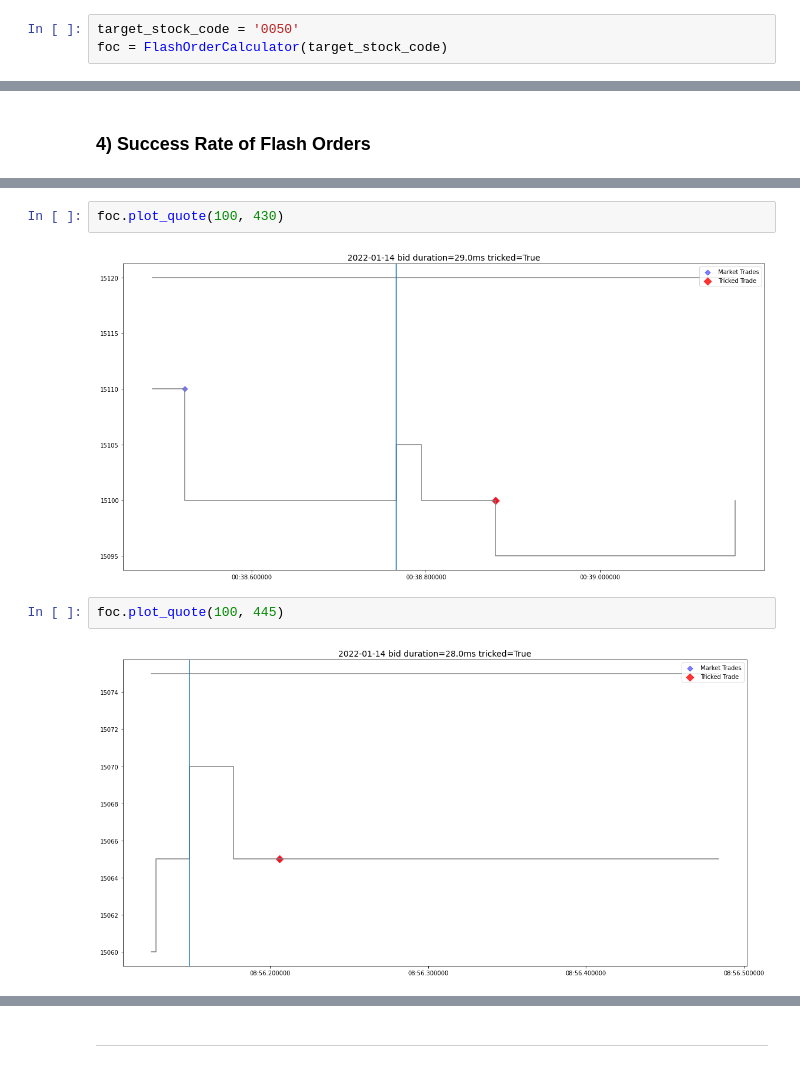
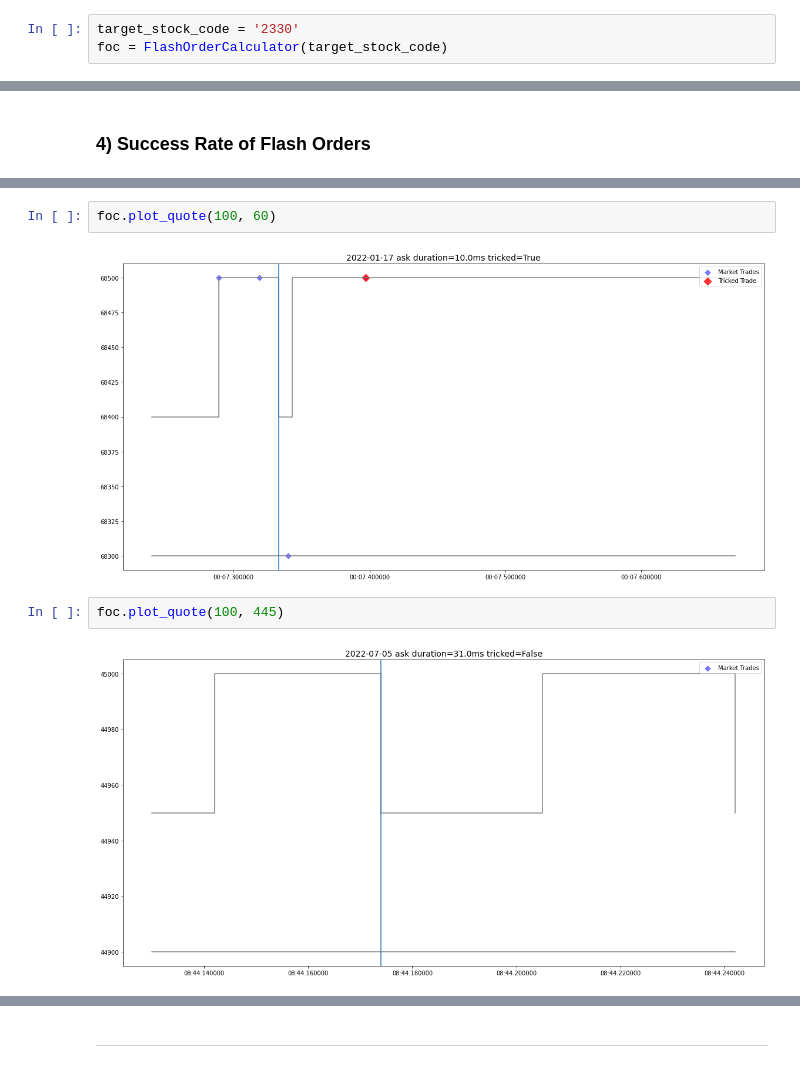
Before and after one commit to anthonywah/mafs6100-order-placement-strategy, a Jupyter notebook: stage-5.ipynb, the cells around one changed output, grey strips where cells are left out. Cells and saved outputs as stored; diff of their text form.

```diff
--- a/stage-5.ipynb
+++ b/stage-5.ipynb
@@ -4,6 +4,6 @@
 from flash_order import *
 from matplotlib.ticker import MaxNLocator
 # %%
-target_stock_code = '0050'
+target_stock_code = '2330'
 foc = FlashOrderCalculator(target_stock_code)
 # %% [output]
@@ -96,11 +100,11 @@ foc.plot_quote(100, 162)
 # %%
-foc.plot_quote(100, 430)
+foc.plot_quote(100, 60)
 # %% [output]
-[figure, old version]
+[figure, new version]
 # %%
 foc.plot_quote(100, 445)
 # %% [output]
-[figure, old version]
+[figure, new version]
 # %%
 foc.plot_quote(100, 969)
 # %% [output]
```
Also changed, not shown: parts of 11 cells of this notebook.
